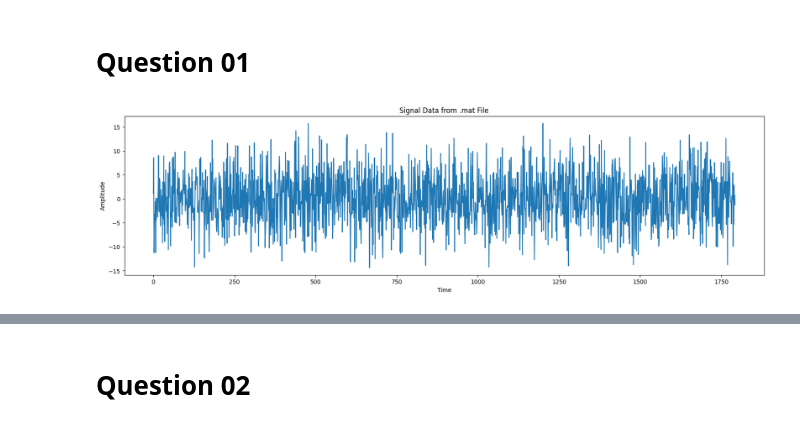
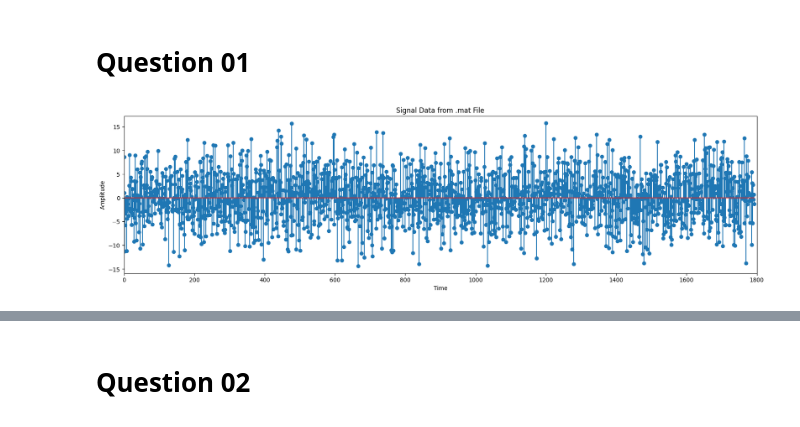
Before and after one commit to Vgr20/EN_3551_Assignment_01, a Jupyter notebook: Assignment.ipynb, the cells around one changed output, grey strips where cells are left out. Saved outputs shown, nothing was run; the diff lists cells and outputs as text; code cells hidden in the pictures.

```diff
--- a/Assignment.ipynb
+++ b/Assignment.ipynb
@@ -7,26 +6,26 @@ import sympy
 # %%
 import scipy.io
 import matplotlib.pyplot as plt
 
 mat_data = scipy.io.loadmat('signals/signal686.mat')
 
 # Access the variable from the loaded data
 data = mat_data['xn_test']
 data = np.squeeze(data)
 
-
 # print(mat_data.keys())
 
 
 # Visualize the data as a plot
 fig,ax = plt.subplots(figsize=(20,5))
-ax.plot(data)
+ax.stem(data)
 plt.xlabel('Time')
 plt.ylabel('Amplitude')
+plt.xlim(0,1800)
 plt.title('Signal Data from .mat File')
 plt.show()
 # %% [output]
-[figure, old version]
+[figure, new version]
 # %%
 # initialize constants
 sample_frequency = 128
```
Also changed, not shown: parts of 4 cells of this notebook.
